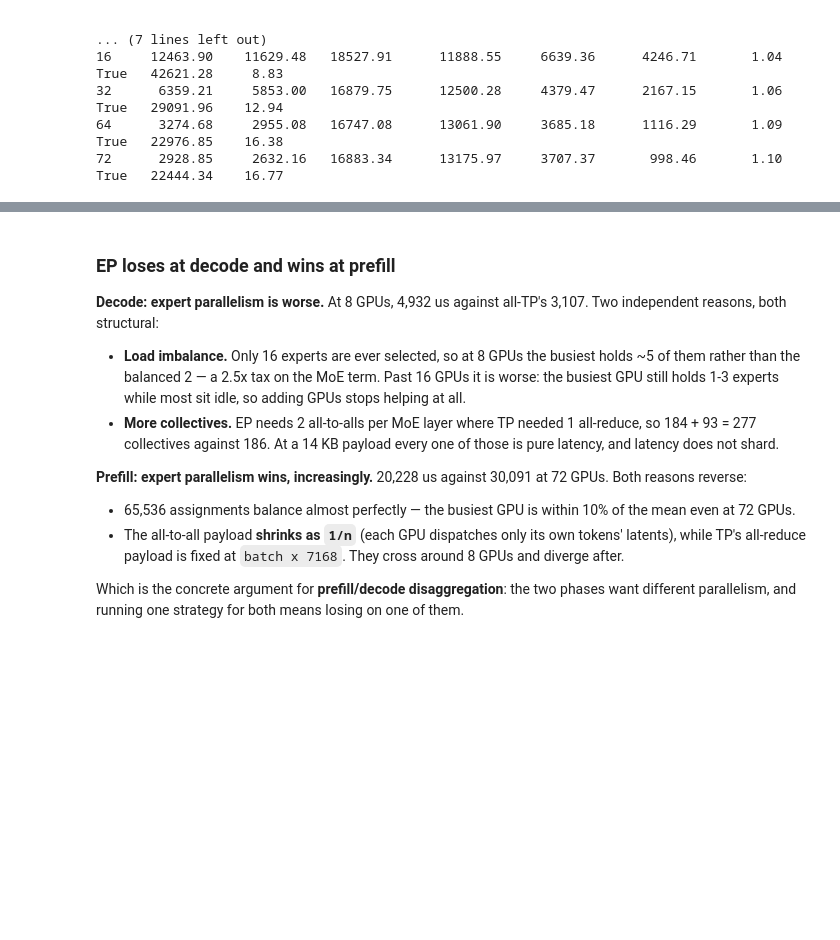
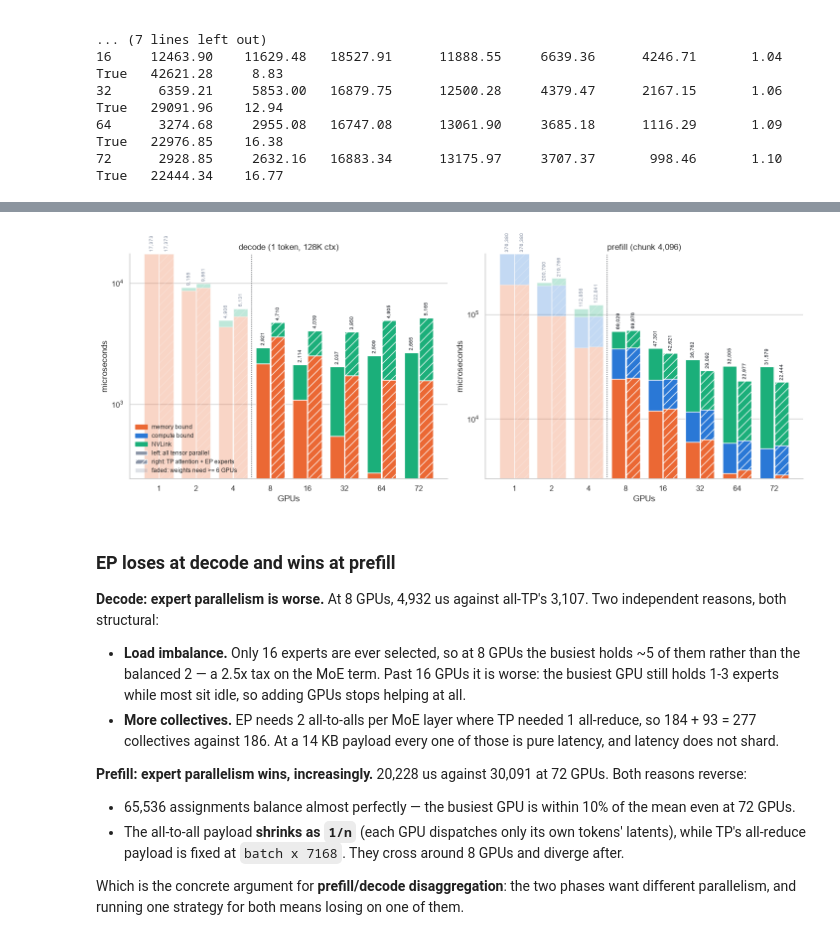
Before and after one commit to dougUCN/kimik3-exercise, a Jupyter notebook: roofline.ipynb, the cells around one changed output, grey strips where cells are left out. Cells and saved outputs as stored; diff of their text form; code cells hidden in the pictures; blank space fills up the shorter version.

```diff
--- a/roofline.ipynb
+++ b/roofline.ipynb
@@ -548,3 +504,50 @@ plt.tight_layout()
+# %%
+NVLINK = "#1baf7a"
+need = int(np.ceil(weights_gb / (hw.hbm_bytes / 1e9)))
+w = 0.38
+
+fig, axes = plt.subplots(1, 2, figsize=(14.5, 5.8))
+
+for ax, tp, ep, label in (
+    (axes[0], tp_dec, ep_dec, f"decode (1 token, {SEQ // 1024}K ctx)"),
+    (axes[1], tp_pre, ep_pre, f"prefill (chunk {CHUNK:,})"),
+):
+    x = np.arange(len(GPUS))
+    for off, frame, hatch in ((-w / 2 - 0.01, tp, ""), (w / 2 + 0.01, ep, "//")):
+        for xi in range(len(GPUS)):
+            r = frame.iloc[xi]
+            a = 1.0 if r["fits"] else 0.28
+            ax.bar(xi + off, r["memory us"], w, color=MEMORY, alpha=a, hatch=hatch, edgecolor="white")
+            ax.bar(xi + off, r["compute us"], w, bottom=r["memory us"],
+                   color=COMPUTE, alpha=a, hatch=hatch, edgecolor="white")
+            ax.bar(xi + off, r["nvlink us"], w, bottom=r["memory us"] + r["compute us"],
+                   color=NVLINK, alpha=a, hatch=hatch, edgecolor="white")
+            ax.text(xi + off, r["total us"] * 1.06, f"{r['total us']:,.0f}", ha="center",
+                    fontsize=7, color="#14181f" if r["fits"] else "#8a94a6", rotation=90)
+
+    ax.axvline(np.argmax(tp["fits"].values) - 0.5, color="#14181f", lw=1, ls=":")
+    ax.set_xticks(x, GPUS)
+    ax.set_xlabel("GPUs")
+    ax.set_ylabel("microseconds")
+    ax.set_yscale("log")
+    ax.set_title(label)
+    ax.grid(axis="x", visible=False)
+
+handles = [
+    plt.Rectangle((0, 0), 1, 1, color=MEMORY, label="memory bound"),
+    plt.Rectangle((0, 0), 1, 1, color=COMPUTE, label="compute bound"),
+    plt.Rectangle((0, 0), 1, 1, color=NVLINK, label="NVLink"),
+    plt.Rectangle((0, 0), 1, 1, facecolor="#8a94a6", label="left: all tensor parallel"),
+    plt.Rectangle((0, 0), 1, 1, facecolor="#8a94a6", hatch="//", edgecolor="white",
+                  label="right: TP attention + EP experts"),
+    plt.Rectangle((0, 0), 1, 1, facecolor="#8a94a6", alpha=0.28,
+                  label=f"faded: weights need >= {need} GPUs"),
+]
+axes[0].legend(handles=handles, frameon=False, fontsize=8.5, loc="lower left")
+sns.despine()
+plt.tight_layout()
+# %% [output]
+[figure, added]
 # %% [markdown]
 ### EP loses at decode and wins at prefill
 
```
Also changed, not shown: parts of 8 cells of this notebook.
